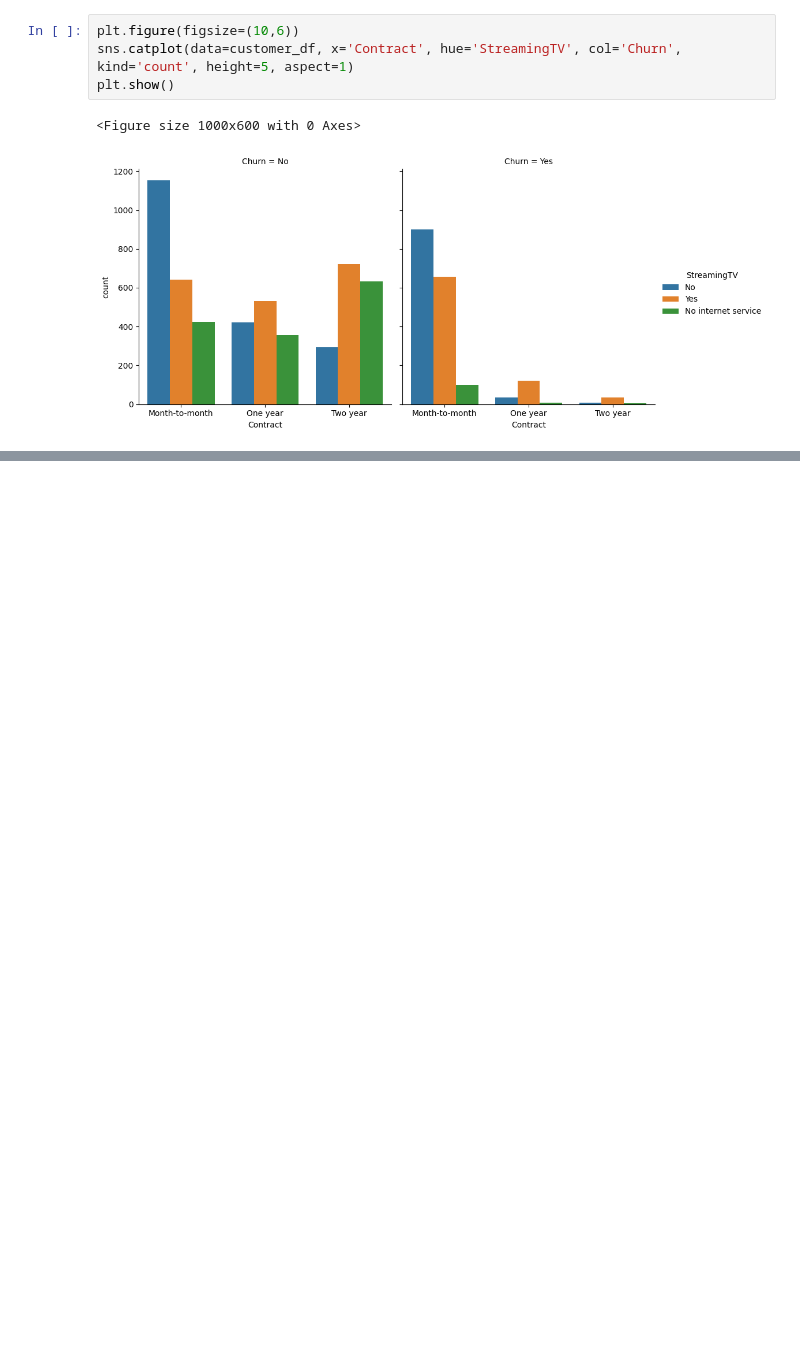
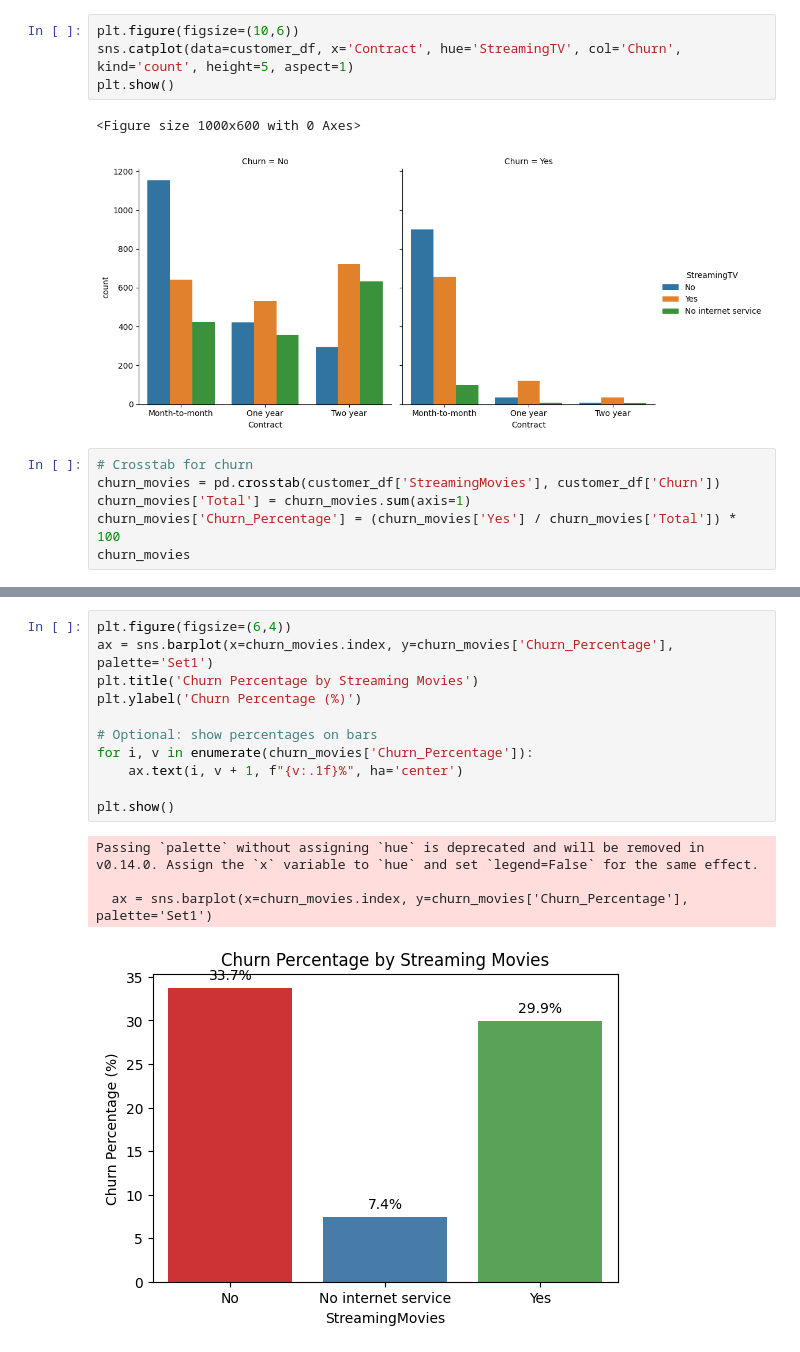
Before and after one commit to stanleyotieno1/Data-analysis-assignment, a Jupyter notebook: Jupyter-files/churn.ipynb, the cells around one changed output, grey strips where cells are left out. Cells and saved outputs as stored; diff of their text form; blank space fills up the shorter version.

Commit message:
Change: Data visualization

```diff
--- a/Jupyter-files/churn.ipynb
+++ b/Jupyter-files/churn.ipynb
@@ -252,3 +252,9 @@ plt.show()
 # %% [output]
 <Figure size 1000x600 with 0 Axes>
 [figure]
+# %%
+# Crosstab for churn
+churn_movies = pd.crosstab(customer_df['StreamingMovies'], customer_df['Churn'])
+churn_movies['Total'] = churn_movies.sum(axis=1)
+churn_movies['Churn_Percentage'] = (churn_movies['Yes'] / churn_movies['Total']) * 100
+churn_movies
@@ -254,0 +267,16 @@ plt.show()
+# %%
+plt.figure(figsize=(6,4))
+ax = sns.barplot(x=churn_movies.index, y=churn_movies['Churn_Percentage'], palette='Set1')
+plt.title('Churn Percentage by Streaming Movies')
+plt.ylabel('Churn Percentage (%)')
+
+# Optional: show percentages on bars
+for i, v in enumerate(churn_movies['Churn_Percentage']):
+    ax.text(i, v + 1, f"{v:.1f}%", ha='center')
+
+plt.show()
+# %% [output]
+Passing `palette` without assigning `hue` is deprecated and will be removed in v0.14.0. Assign the `x` variable to `hue` and set `legend=False` for the same effect.
+
+  ax = sns.barplot(x=churn_movies.index, y=churn_movies['Churn_Percentage'], palette='Set1')
+[figure, added]
```
Also changed, not shown: parts of 2 cells of this notebook.
